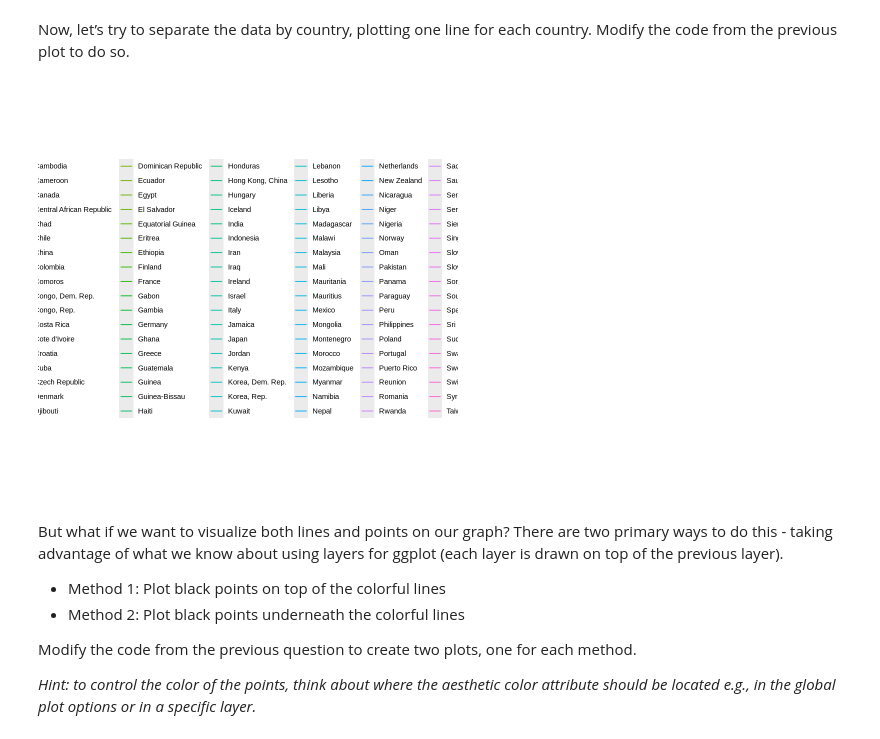
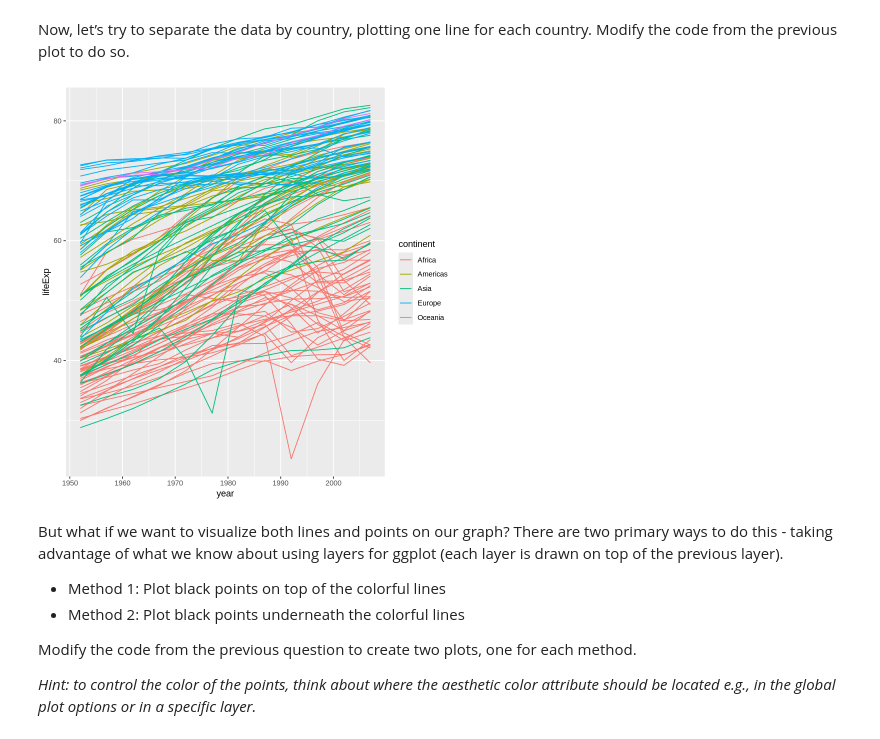
Before and after one commit to jialinli-21/Li_DSPN_S25, a Jupyter notebook: Exercise5.ipynb, the cells around one changed output. Saved outputs shown, nothing was run; the diff lists cells and outputs as text; code cells hidden in the pictures.

```diff
--- a/Exercise5.ipynb
+++ b/Exercise5.ipynb
@@ -66,10 +66,10 @@ Hmm, this plot looks a bit weird and unexpected, making it difficult for us to e
 # %% [markdown]
 Now, let’s try to separate the data by country, plotting one line for each country. Modify the code from the previous plot to do so.
 # %%
-ggplot(gapminder, aes(x=year, y=lifeExp, color = country)) +
+ggplot(gapminder, aes(x=year, y=lifeExp, color = continent, by = country)) +
     geom_line(linewidth = 0.5)
 # %% [output]
-[figure, old version]
+[figure, new version]
 # %% [markdown]
 But what if we want to visualize both lines and points on our graph? There are two primary ways to do this - taking advantage of what we know about using layers for ggplot (each layer is drawn on top of the previous layer).
 
```
Also changed, not shown: parts of 3 cells of this notebook.
